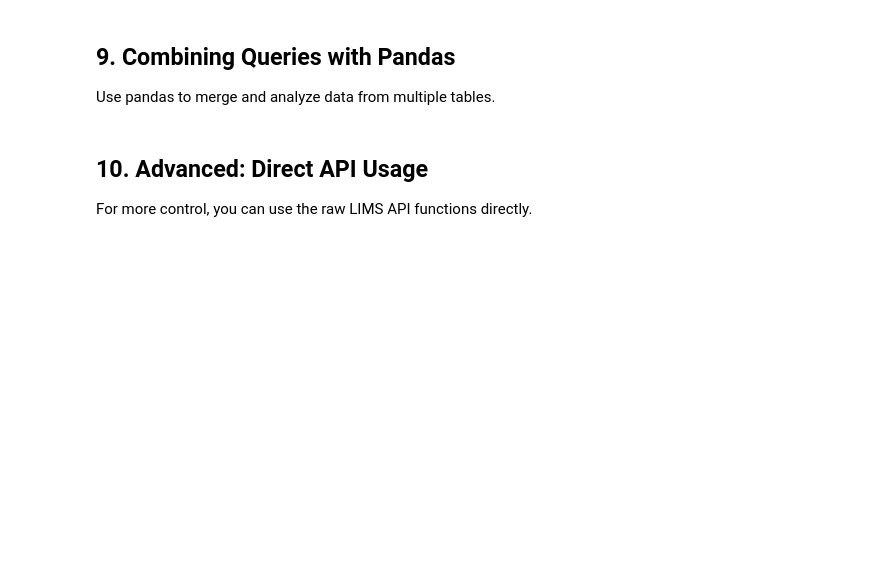
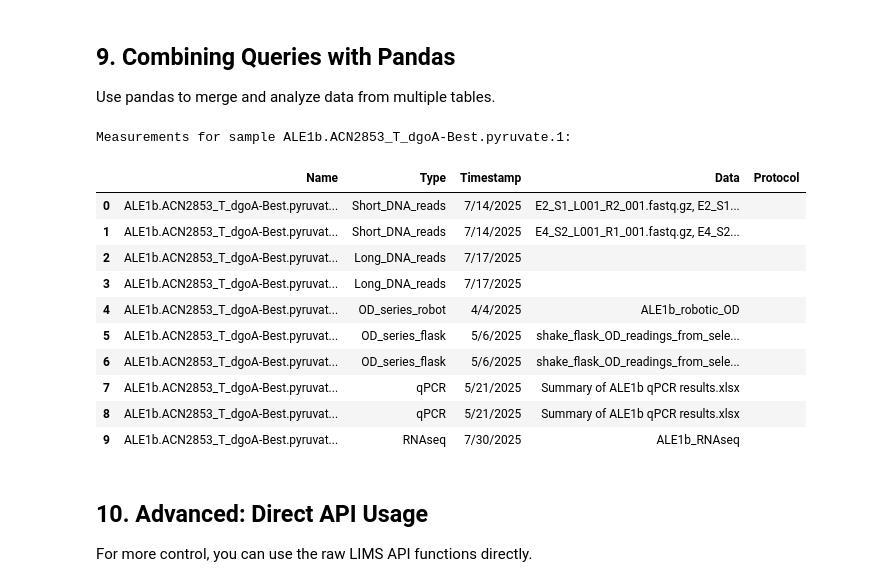
Before and after one commit to nspahr08/AISynbioPipeline, a Jupyter notebook: notebooks/APIExamples.ipynb, the cells around one changed output. Drawn from its saved outputs; the diff is of its cells as text; code cells hidden in the pictures; blank space fills up the shorter version.

```diff
--- a/notebooks/APIExamples.ipynb
+++ b/notebooks/APIExamples.ipynb
@@ -165,28 +269,41 @@ Use pandas to merge and analyze data from multiple tables.
 # %%
 # Get measurements for a specific sample
 if len(ale1b_samples) > 0:
-    sample_name = ale1b_samples.iloc[0]['Name']
+    sample_name = ale1b_samples.iloc[10]['Name']
 
     measurements = query_lims(
         'Measurements',
         filters={'Sample_ID': sample_name}
     )
 
     if len(measurements) > 0:
         print(f"Measurements for sample {sample_name}:\n")
         # Show relevant columns
         display_cols = [col for col in ['Name', 'Type', 'Timestamp', 'Data', 'Protocol']
                         if col in measurements.columns]
         display(measurements[display_cols].head(10))
     else:
         print(f"No measurements found for sample {sample_name}")
         print("\nTrying to find any measurements...")
         all_measurements = query_lims('Measurements', limit=5)
         if len(all_measurements) > 0:
             print(f"\nFound {get_table_count('Measurements')} total measurements")
             display(all_measurements.head())
 else:
     print("No samples found to query measurements")
+# %% [output]
+Measurements for sample ALE1b.ACN2853_T_dgoA-Best.pyruvate.1:
+|  | Name | Type | Timestamp | Data | Protocol |
+| 0 | ALE1b.ACN2853_T_dgoA-Best.pyruvat... | Short_DNA_reads | 7/14/2025 | E2_S1_L001_R2_001.fastq.gz, E2_S1... |  |
+| 1 | ALE1b.ACN2853_T_dgoA-Best.pyruvat... | Short_DNA_reads | 7/14/2025 | E4_S2_L001_R1_001.fastq.gz, E4_S2... |  |
+| 2 | ALE1b.ACN2853_T_dgoA-Best.pyruvat... | Long_DNA_reads | 7/17/2025 |  |  |
+| 3 | ALE1b.ACN2853_T_dgoA-Best.pyruvat... | Long_DNA_reads | 7/17/2025 |  |  |
+| 4 | ALE1b.ACN2853_T_dgoA-Best.pyruvat... | OD_series_robot | 4/4/2025 | ALE1b_robotic_OD |  |
+| 5 | ALE1b.ACN2853_T_dgoA-Best.pyruvat... | OD_series_flask | 5/6/2025 | shake_flask_OD_readings_from_sele... |  |
+| 6 | ALE1b.ACN2853_T_dgoA-Best.pyruvat... | OD_series_flask | 5/6/2025 | shake_flask_OD_readings_from_sele... |  |
+| 7 | ALE1b.ACN2853_T_dgoA-Best.pyruvat... | qPCR | 5/21/2025 | Summary of ALE1b qPCR results.xlsx |  |
+| 8 | ALE1b.ACN2853_T_dgoA-Best.pyruvat... | qPCR | 5/21/2025 | Summary of ALE1b qPCR results.xlsx |  |
+| 9 | ALE1b.ACN2853_T_dgoA-Best.pyruvat... | RNAseq | 7/30/2025 | ALE1b_RNAseq |  |
 # %% [markdown]
 ## 10. Advanced: Direct API Usage
 
```
Also changed, not shown: parts of 13 cells of this notebook, 13 other files.
